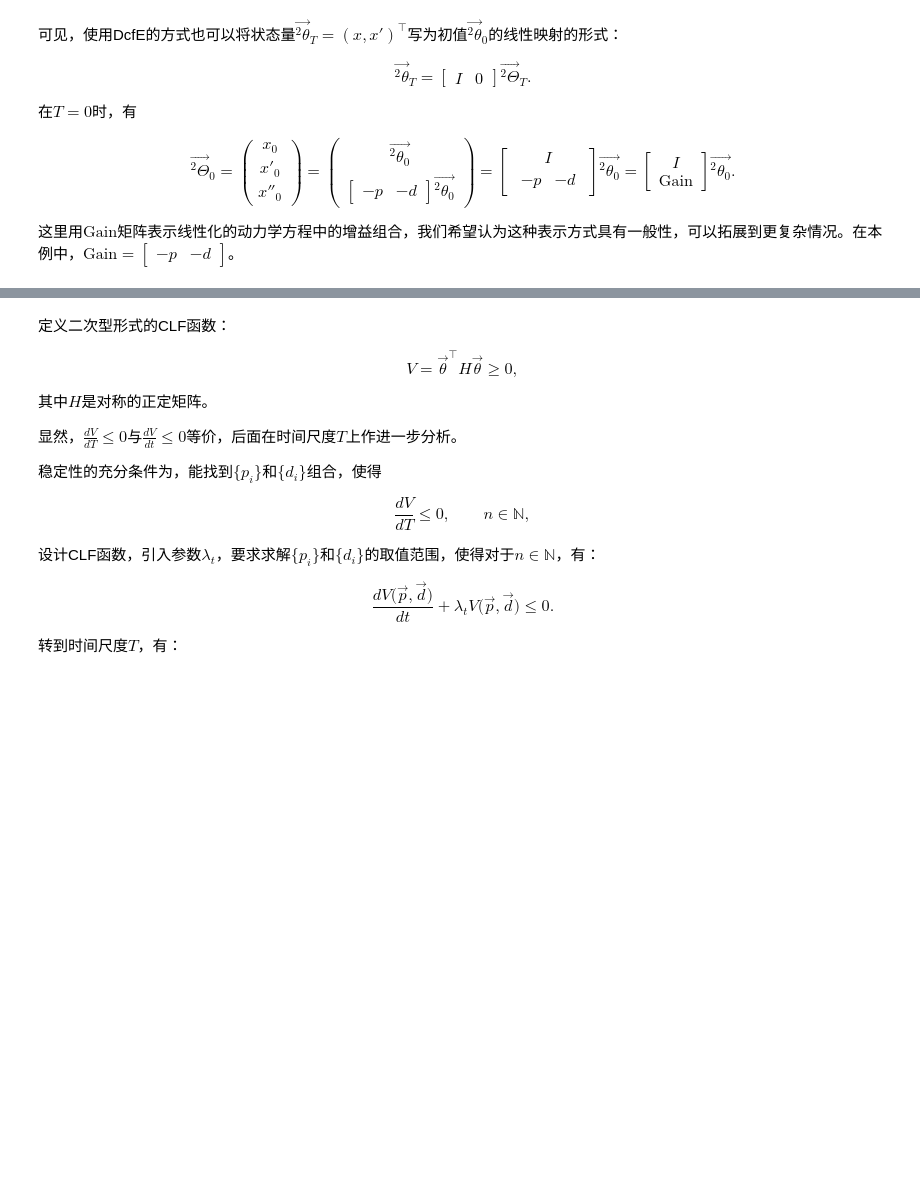
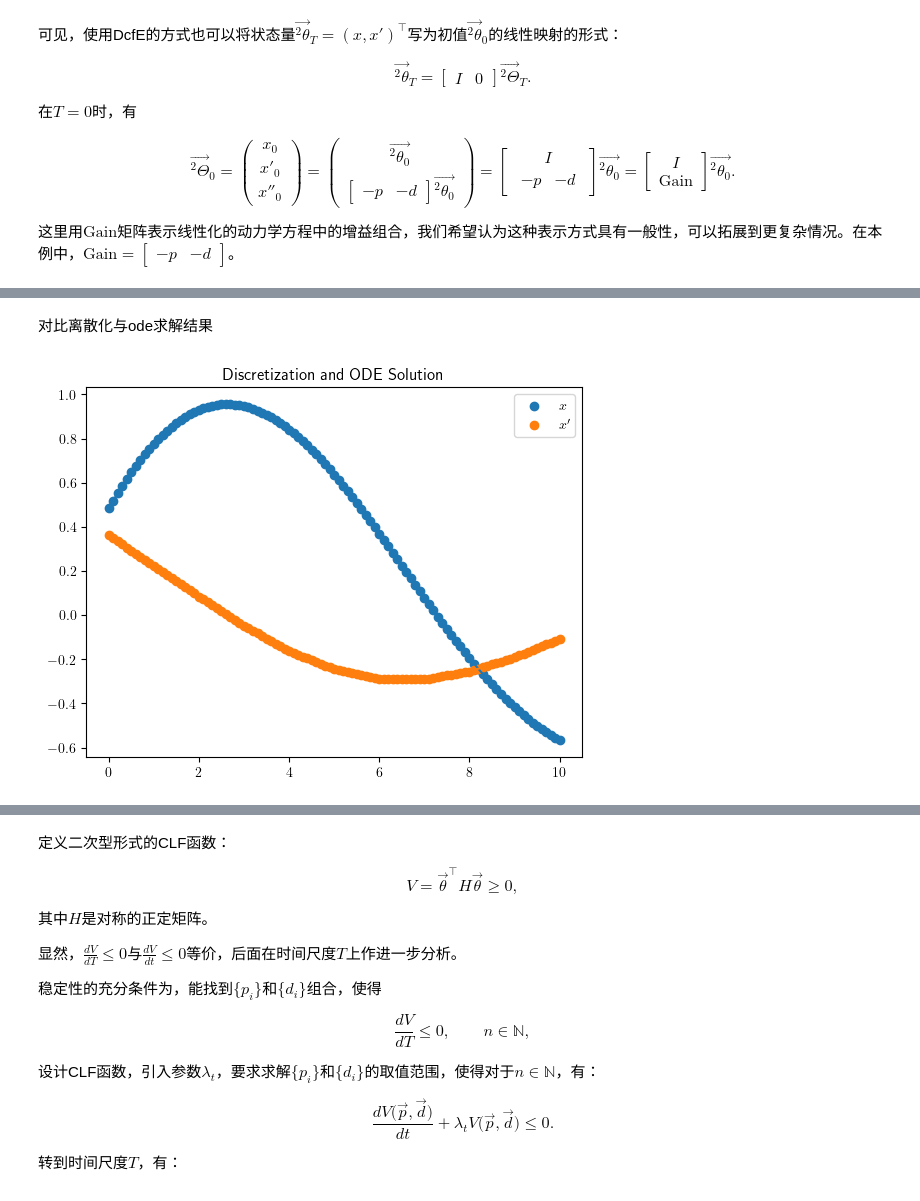
Before and after one commit to CTCingithub/CLF_DigitalControlHybridSystem, a Jupyter notebook: OneDelay.ipynb, the cells around one changed output, grey strips where cells are left out. Cells and saved outputs as stored; diff of their text form; code cells hidden in the pictures; blank space fills up the shorter version.

```diff
--- a/OneDelay.ipynb
+++ b/OneDelay.ipynb
@@ -699,0 +1140,11 @@ $$
+# %% [markdown]
+对比离散化与ode求解结果
+# %%
+plt.scatter(np.arange(0, TotalTime + dt, dt), theta_fSSE[:, 0])
+plt.scatter(np.arange(0, TotalTime + dt, dt), theta_fSSE[:, 1])
+plt.plot(np.arange(0, TotalTime + 0.01, 0.01), theta_total)
+plt.legend(("$x$", "$x'$"))
+plt.title("Discretization and ODE Solution")
+plt.show()
+# %% [output]
+[figure, added]
```
Also changed, not shown: parts of 33 cells of this notebook, 1 other file.
